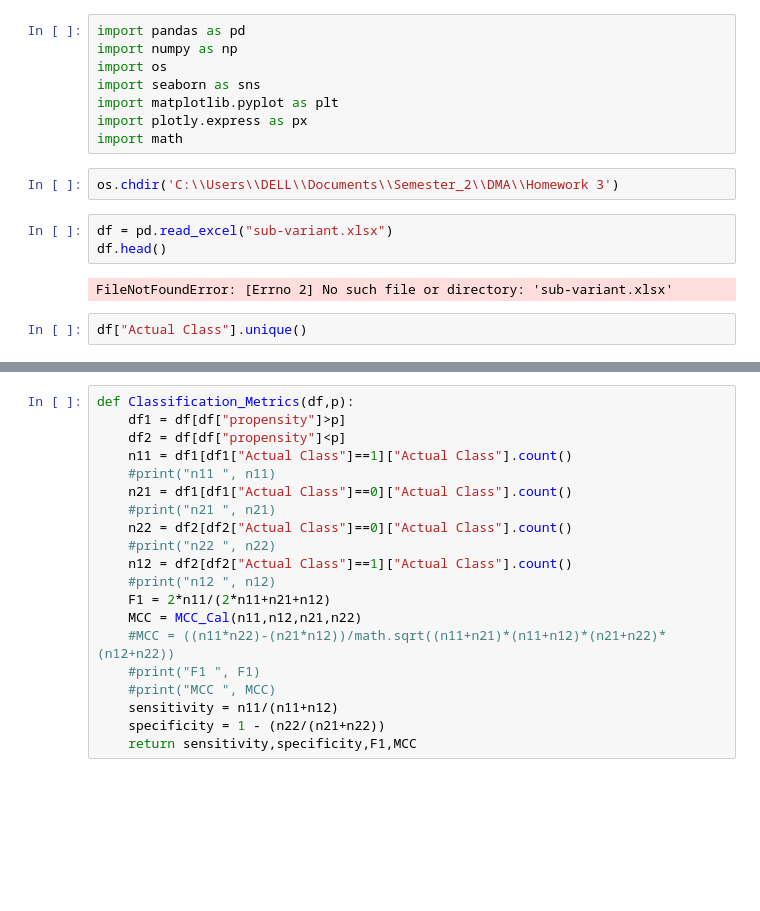
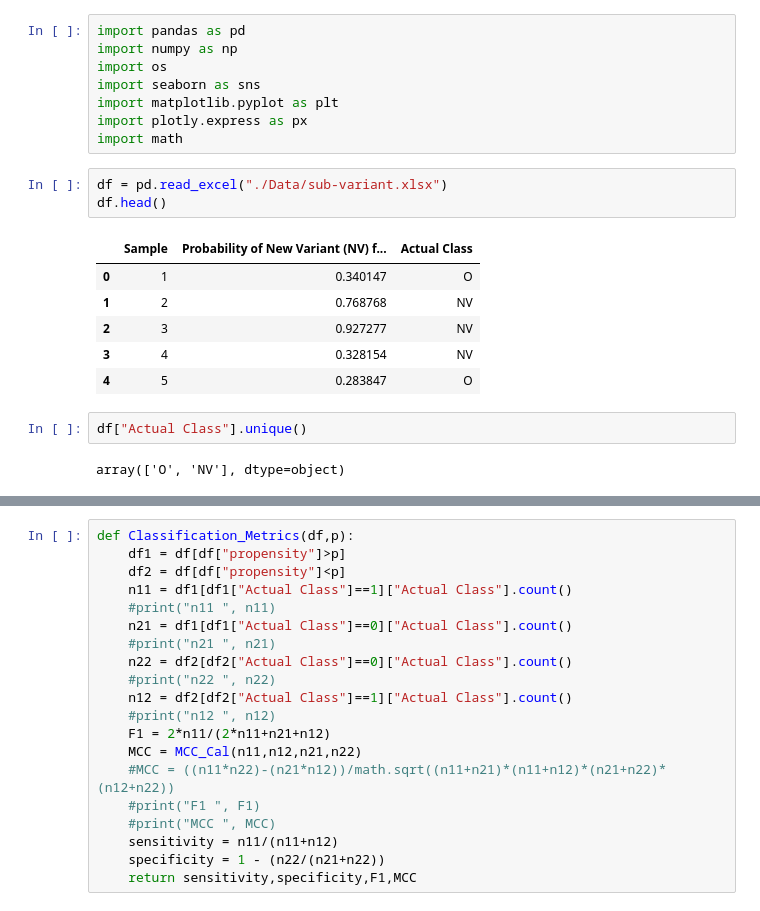
Before and after one commit to bsr11272/Assignment-3, a Jupyter notebook: Homework 3-1.ipynb, the cells around one changed output, grey strips where cells are left out. Drawn from its saved outputs; the diff is of its cells as text; blank space fills up the shorter version.

```diff
--- a/Homework 3-1.ipynb
+++ b/Homework 3-1.ipynb
@@ -6,15 +6,20 @@ import seaborn as sns
 import matplotlib.pyplot as plt
 import plotly.express as px
 import math
-# %%
-os.chdir('C:\\Users\\DELL\\Documents\\Semester_2\\DMA\\Homework 3')
 # %%
-df = pd.read_excel("sub-variant.xlsx")
+df = pd.read_excel("./Data/sub-variant.xlsx")
 df.head()
 # %% [output]
-FileNotFoundError: [Errno 2] No such file or directory: 'sub-variant.xlsx'
+|  | Sample | Probability of New Variant (NV) f... | Actual Class |
+| 0 | 1 | 0.340147 | O |
+| 1 | 2 | 0.768768 | NV |
+| 2 | 3 | 0.927277 | NV |
+| 3 | 4 | 0.328154 | NV |
+| 4 | 5 | 0.283847 | O |
 # %%
 df["Actual Class"].unique()
+# %% [output]
+array(['O', 'NV'], dtype=object)
 # %%
 df['Actual Class'] = df['Actual Class'].map({'O': 0, 'NV': 1})
 df.rename(columns = {'Probability of New Variant (NV) from the testing laboratory':'propensity'}, inplace = True)
```
Also changed, not shown: parts of 24 cells of this notebook.
